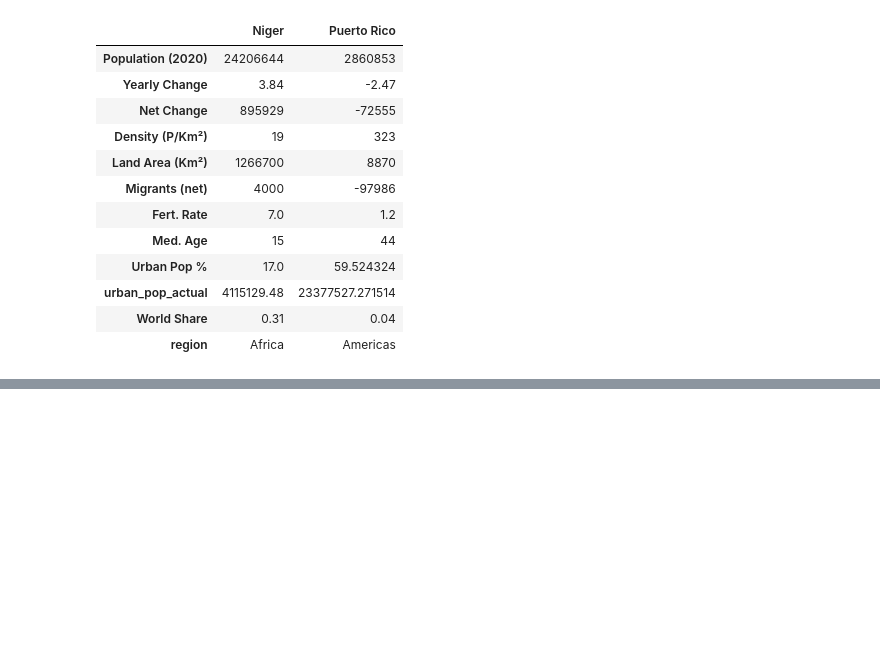
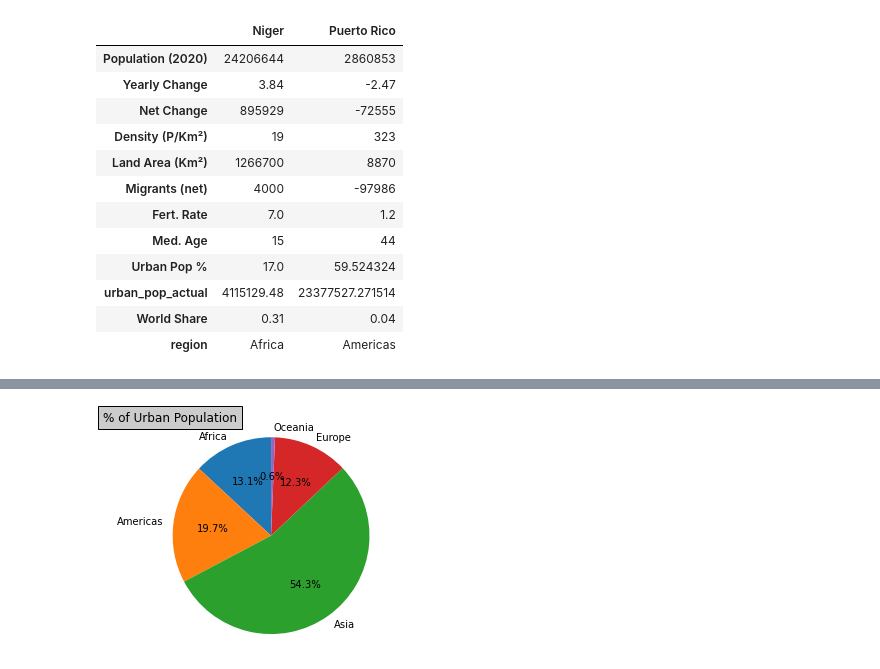
Before and after one commit to allisondonohue/UCDPA_allisondonohue, a Jupyter notebook: world_cont_wip01.05.2022V2.ipynb, the cells around one changed output, grey strips where cells are left out. Saved outputs shown, nothing was run; the diff lists cells and outputs as text; code cells hidden in the pictures; blank space fills up the shorter version.

```diff
--- a/world_cont_wip01.05.2022V2.ipynb
+++ b/world_cont_wip01.05.2022V2.ipynb
@@ -559,0 +587,10 @@ plt.show
+# %%
+fig3_labels = continent_totals_ri["region"]
+fig3_sizes = continent_totals_ri["urban_pop_actual"]
+fig3, ax1 = plt.subplots()
+ax1.pie(fig3_sizes, labels=fig3_labels, autopct='%1.1f%%', startangle=90)
+ax1.axis('equal')
+plt.title ("% of Urban Population",bbox={'facecolor':'0.8', 'pad':5}, loc="left")
+plt.show()
+# %% [output]
+[figure, added]
```
Also changed, not shown: parts of 47 cells of this notebook.
